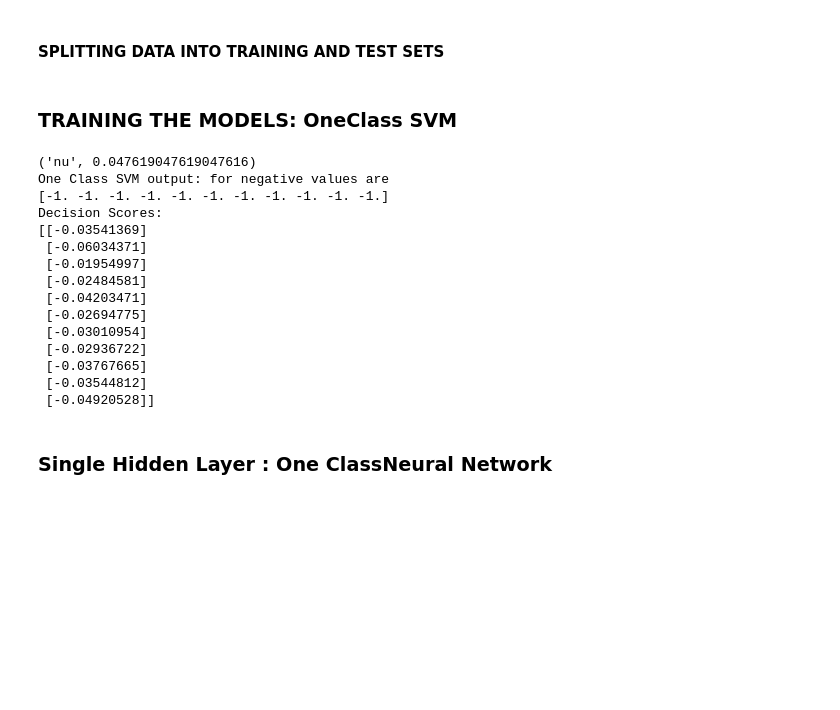
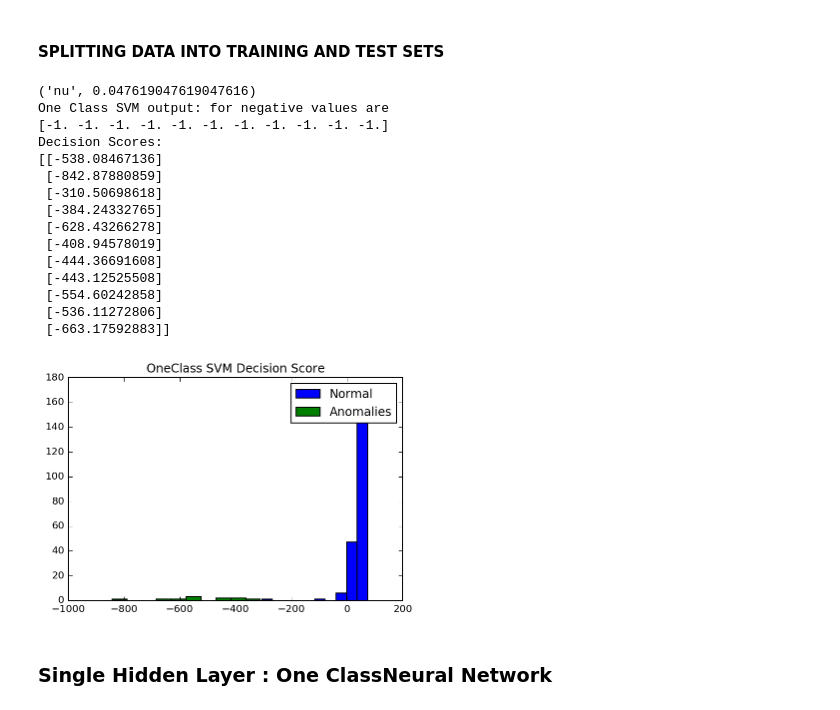
Before and after one commit to raghavchalapathy/one_class_nn, a Jupyter notebook: usps_OneClassSVM(Linear_Kernel_FourierFeatures)_Vs_OneClassNN.ipynb, the cells around one changed output. Drawn from its saved outputs; the diff is of its cells as text; code cells hidden in the pictures; blank space fills up the shorter version.

```diff
--- a/usps_OneClassSVM(Linear_Kernel_FourierFeatures)_Vs_OneClassNN.ipynb
+++ b/usps_OneClassSVM(Linear_Kernel_FourierFeatures)_Vs_OneClassNN.ipynb
@@ -60,8 +60,6 @@ data_train = data[0:220]
 targets_train = target[0:220]
 data_test = data[220:231]
 targets_test = target[220:231]
-# %% [markdown]
-### TRAINING THE MODELS: OneClass SVM
 # %%
 
 from sklearn import svm
@@ -69,45 +67,56 @@ from sklearn import svm
 # set nu (which should be the proportion of outliers in our dataset)
 nu = float(outliers.shape[0]) / target.shape[0]
 print("nu", nu)
 import matplotlib.pyplot as plt
 import numpy as np
 from time import time
 
 # Import datasets, classifiers and performance metrics
 from sklearn import datasets, svm, pipeline
 from sklearn.kernel_approximation import (RBFSampler,
                                           Nystroem)
 from sklearn.decomposition import PCA
 from sklearn import metrics
 
 # Create a classifier: a support vector classifier
 kernel_svm = svm.SVC(gamma=.2)
 linear_svm = svm.LinearSVC()
-oneClass_svm = svm.OneClassSVM(nu=nu, kernel='rbf', gamma=0.00005)
+oneClass_svm = svm.OneClassSVM(nu=nu, kernel='linear', gamma=0.00005)
 oneClass_svm_time = time()
 oneClass_svm.fit(data_train)
 preds = oneClass_svm.predict(data_test)
 decisionScore= oneClass_svm.decision_function(data_test)
+decisionScoreTrain= oneClass_svm.decision_function(data_train)
 print "One Class SVM output: for negative values are"
 print preds
 print "Decision Scores:"
 print decisionScore
+
+# plt.hist(decisionScore);
+# plt.hist(decisionScoreTrain);
+
+plt.hist(decisionScoreTrain, label='Normal');
+plt.hist(decisionScore, label='Anomalies');
+plt.legend(loc='upper right')
+plt.title('OneClass SVM Decision Score')
+plt.show()
 # %% [output]
 ('nu', 0.047619047619047616)
 One Class SVM output: for negative values are
 [-1. -1. -1. -1. -1. -1. -1. -1. -1. -1. -1.]
 Decision Scores:
-[[-0.03541369]
- [-0.06034371]
- [-0.01954997]
- [-0.02484581]
- [-0.04203471]
- [-0.02694775]
- [-0.03010954]
- [-0.02936722]
- [-0.03767665]
- [-0.03544812]
- [-0.04920528]]
+[[-538.08467136]
+ [-842.87880859]
+ [-310.50698618]
+ [-384.24332765]
+ [-628.43266278]
+ [-408.94578019]
+ [-444.36691608]
+ [-443.12525508]
+ [-554.60242858]
+ [-536.11272806]
+ [-663.17592883]]
+[figure, added]
 # %% [markdown]
 ### Single Hidden Layer : One ClassNeural Network
 # %%
```
Also changed, not shown: parts of 2 cells of this notebook, 4 other files.
